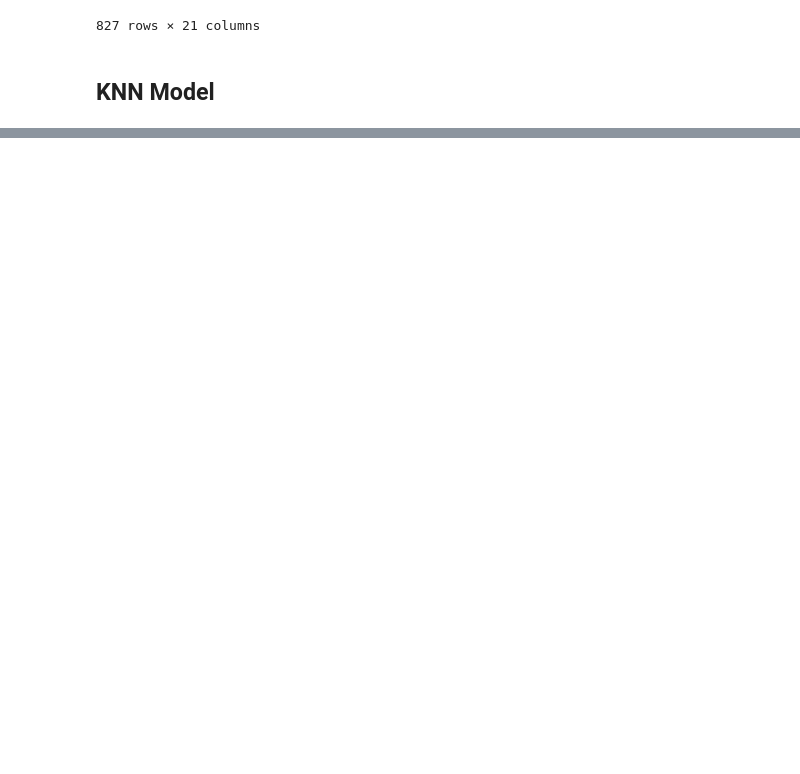
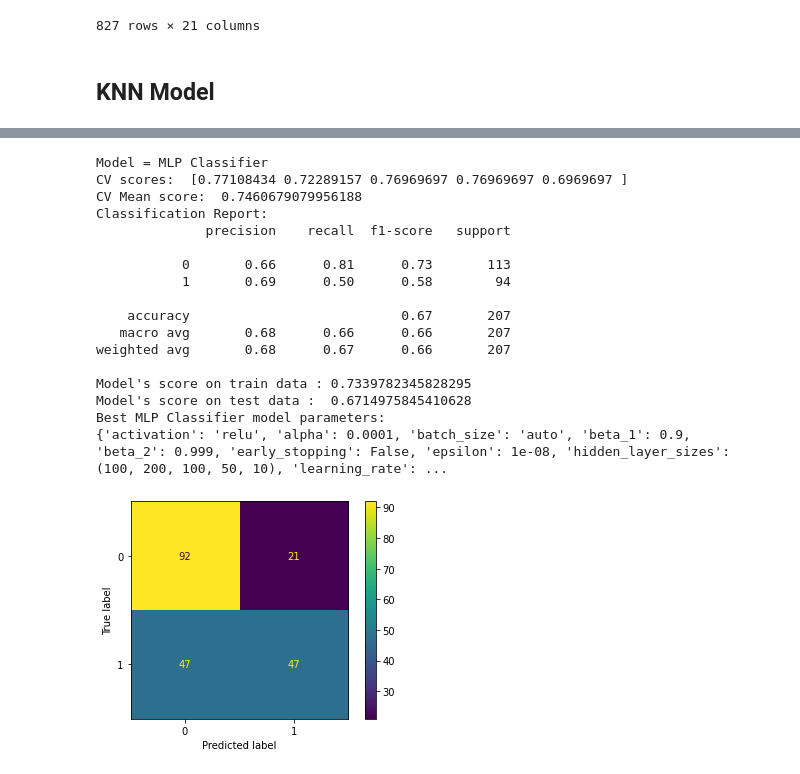
Before and after one commit to AhmadrezaHadi/Data-Mining-Project, a Jupyter notebook: METABRIC.ipynb, the cells around one changed output, grey strips where cells are left out. Saved outputs shown, nothing was run; the diff lists cells and outputs as text; code cells hidden in the pictures; blank space fills up the shorter version.

```diff
--- a/METABRIC.ipynb
+++ b/METABRIC.ipynb
@@ -475,27 +488,52 @@ Best Random Forest Classifier model parameters:
 # %%
 MODEL = "MLP Classifier"
 
-params = {
-    "hidden_layer_sizes" : [(100, 100, 50, 50, 10), (100, 200, 100, 50, 10), (150, 100, 70, 50, 10)],
-    "solver" : ['sgd', 'adam'],
-    "alpha" : [1e-4, 1e-3, 1e-2, 1e-1, 1],
-    "learning_rate_init" : [1e-3, 1e-2, 1e-1, 1e-4],
-    "max_iter" : [1000,]
-}
-model = GridSearchCV(MLPClassifier(), params, n_jobs=-1, cv=4).fit(x_train, y_train)
+# , (100, 100, 50, 50, 10), (150, 100, 70, 50, 10)
+# , 1e-2, 1e-1, 1
+# params = {
+#     "hidden_layer_sizes" : [(100, 200, 100, 50, 10)],
+#     "solver" : ['adam'],
+#     "alpha" : [1e-4, 1e-3],
+#     "learning_rate_init" : [1e-3, 1e-2, 1e-1],
+#     "max_iter" : [1000,]
+# }
+# model = GridSearchCV(MLPClassifier(), params, n_jobs=-1, cv=4).fit(x_train, y_train)
+model = MLPClassifier(hidden_layer_sizes=(100, 200, 100, 50, 10), max_iter=1000).fit(x_train, y_train)
 pred = model.predict(x_test)
 results = cross_val_score(model, x_train, y_train, cv=kfold)
 
+mlp_pred = model.predict(x_test)
+mlp_test = model.score(x_test, y_test)
+mlp_train = results.mean()
 
 print(BOLD + f"Model = {MODEL}" + END)
 print("CV scores: ", results)
 print("CV Mean score: ", results.mean())
 print('Classification Report:  ')
 print(classification_report(y_test, pred))
 print("Model's score on train data :", model.score(x_train, y_train))
 print("Model's score on test data : ", model.score(x_test, y_test))
 cm = confusion_matrix(y_test, pred, labels=model.classes_)
 disp = ConfusionMatrixDisplay(confusion_matrix=cm, display_labels=model.classes_)
 print(f"Best {MODEL} model parameters: ")
-print(model.best_estimator_.get_params())
+print(model.get_params())
 disp.plot();
+# %% [output]
+Model = MLP Classifier
+CV scores:  [0.77108434 0.72289157 0.76969697 0.76969697 0.6969697 ]
+CV Mean score:  0.7460679079956188
+Classification Report:
+              precision    recall  f1-score   support
+
+           0       0.66      0.81      0.73       113
+           1       0.69      0.50      0.58        94
+
+    accuracy                           0.67       207
+   macro avg       0.68      0.66      0.66       207
+weighted avg       0.68      0.67      0.66       207
+
+Model's score on train data : 0.7339782345828295
+Model's score on test data :  0.6714975845410628
+Best MLP Classifier model parameters:
+{'activation': 'relu', 'alpha': 0.0001, 'batch_size': 'auto', 'beta_1': 0.9, 'beta_2': 0.999, 'early_stopping': False, 'epsilon': 1e-08, 'hidden_layer_sizes': (100, 200, 100, 50, 10), 'learning_rate': ...
+[figure, added]
```
Also changed, not shown: parts of 6 cells of this notebook, 1 other file.
